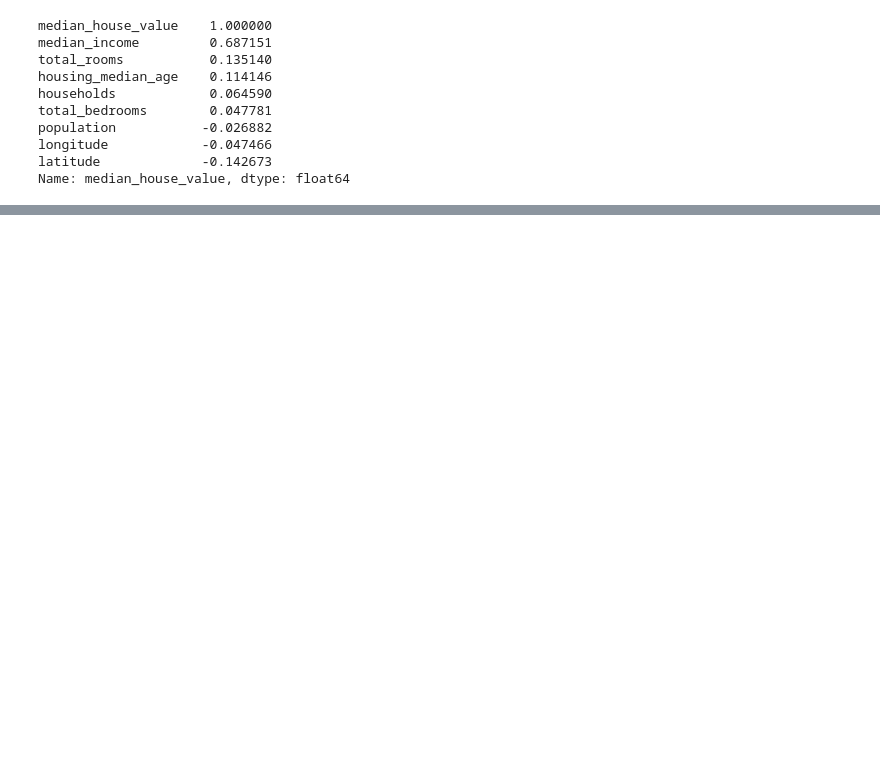
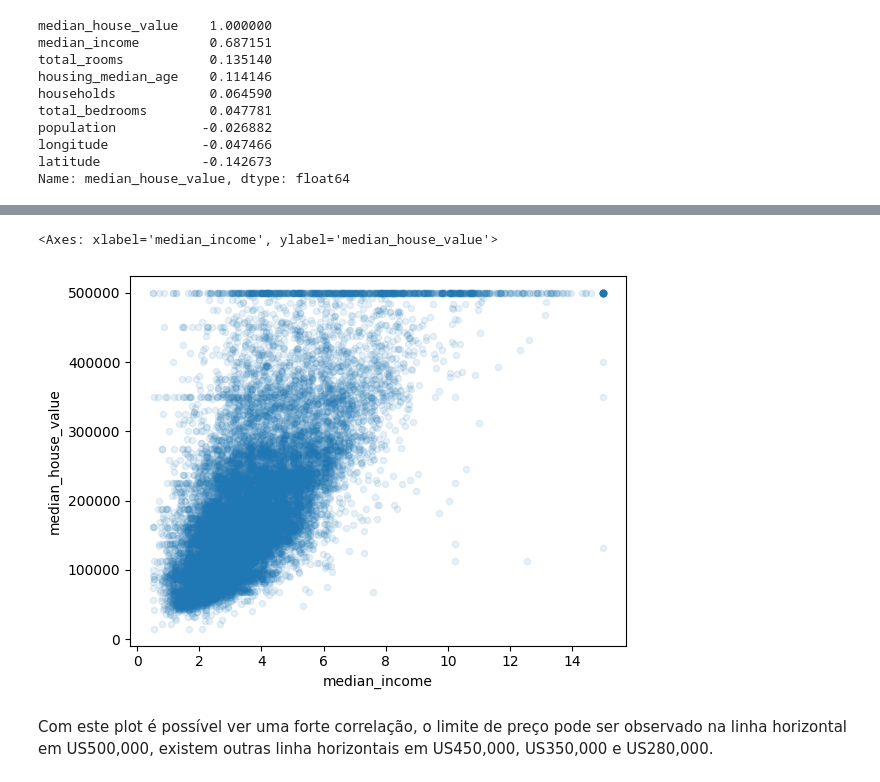
Before and after one commit to arthur-pulini/Hands-on-Machine-Learning-with-Scikit-Learn--Keras--and-TensorFlow-O-reilly----codes, a Jupyter notebook: Cap. 2/Untitled.ipynb, the cells around one changed output, grey strips where cells are left out. Drawn from its saved outputs; the diff is of its cells as text; code cells hidden in the pictures; blank space fills up the shorter version.

```diff
--- a/Cap. 2/Untitled.ipynb
+++ b/Cap. 2/Untitled.ipynb
@@ -315,0 +340,8 @@ Name: median_house_value, dtype: float64
+# %%
+housing.plot(kind="scatter", x="median_income", y="median_house_value",
+alpha=0.1)
+# %% [output]
+<Axes: xlabel='median_income', ylabel='median_house_value'>
+[figure, added]
+# %% [markdown]
+Com este plot é possível ver uma forte correlação, o limite de preço pode ser observado na linha horizontal em US500,000, existem outras linha horizontais em US450,000, US350,000 e US280,000.
```
Also changed, not shown: parts of 4 cells of this notebook.
